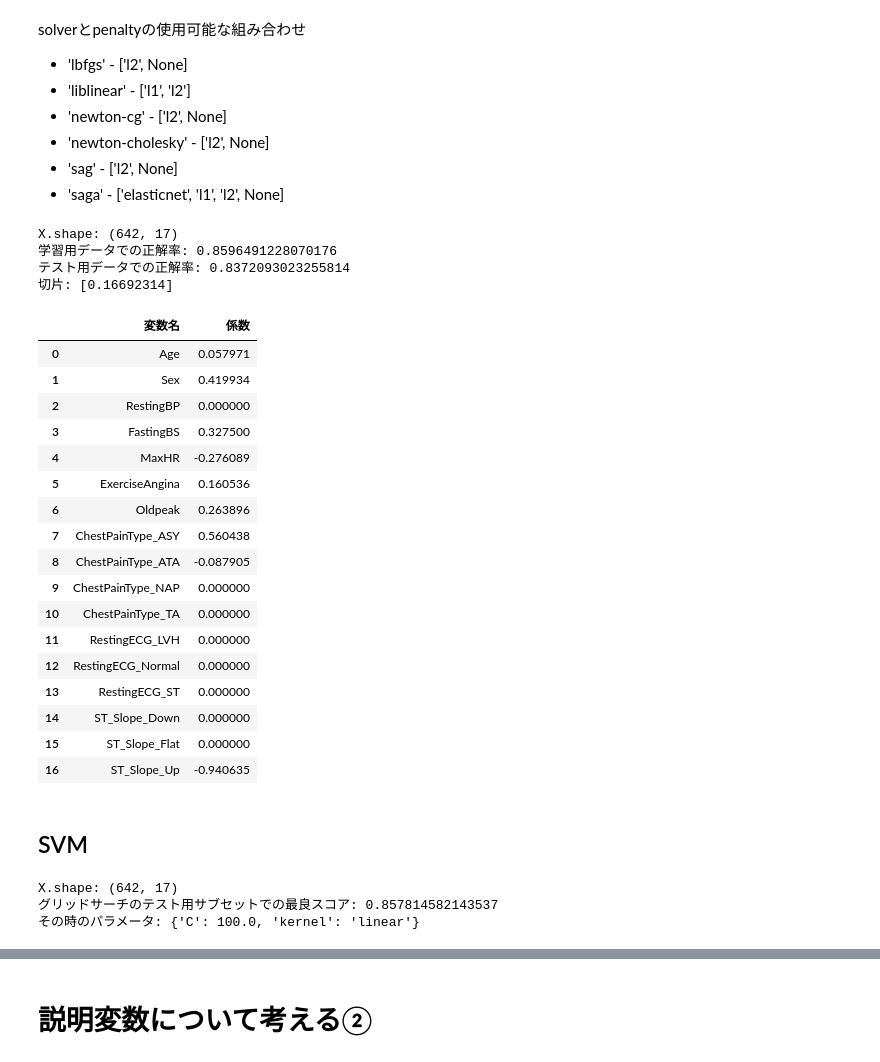
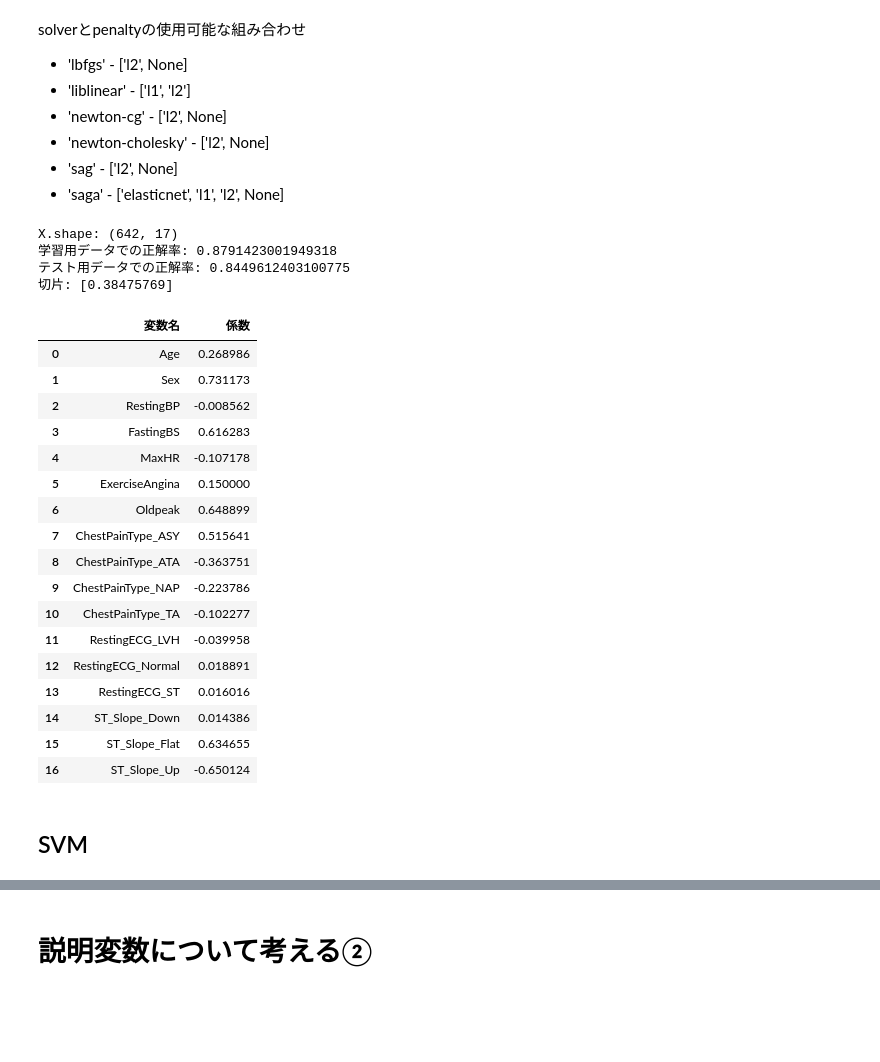
Before and after one commit to sushiizukatsu/problem2, a Jupyter notebook: problem2.ipynb, the cells around one changed output, grey strips where cells are left out. Drawn from its saved outputs; the diff is of its cells as text; code cells hidden in the pictures; blank space fills up the shorter version.

```diff
--- a/problem2.ipynb
+++ b/problem2.ipynb
@@ -79,15 +79,13 @@ from sklearn.tree import DecisionTreeClassifier
 
 np.set_printoptions(linewidth=200)
 pd.set_option('display.max_rows', 100)
+pd.set_option('display.max_columns', 100)
 # %% [markdown]
 # 前処理(冗長な列をdropする、説明変数をdropする、dropna()、train_test_split()
 # %%
 # 前処理関数
 def prepro(cols='df.columns', drop_Cholesterol=True, drop_na=True, drop_multico=False):
     df = df1.copy()
-
-    # 目的変数を決める
-    y = df['HeartDisease']
 
     # 説明変数を決める
     # Cholesterol列をdropするか否か(デフォルト: dropする)
@@ -104,15 +102,19 @@ def prepro(cols='df.columns', drop_Cholesterol=True, drop_na=True, drop_multico=
         df = df.drop(columns=['ChestPainType_TA', 'RestingECG_ST', 'ST_Slope_Down'])
         print('冗長な列をdropしました。')
 
+
+    # 目的変数を決める
+    y = df['HeartDisease']
+
     # 説明変数を選ぶ(デフォルト: 全て使う(Cholesterol列を使うか否かはdrop_Cholesterolの値に依存する))
     if cols == 'df.columns':
         cols = df.columns
     X = df[cols].drop(columns='HeartDisease')
-    cols_used = cols[1:]
+    cols_used = np.array(cols[1:])
     print('X.shape:', X.shape)
 
     # 学習用データとテスト用データに分ける
-    X_train, X_test, y_train, y_test = train_test_split(X.values, y.values, test_size=0.2, random_state=1)
+    X_train, X_test, y_train, y_test = train_test_split(X.values, y.values, test_size=0.2, stratify=y, random_state=1)
 
     # 標準化する
     sscaler = StandardScaler()
@@ -589,62 +584,38 @@ solverとpenaltyの使用可能な組み合わせ
 # %%
 # ロジスティック回帰
 cols_used, _, y_train, X_train_ss, _, y_test, X_test_ss = prepro()
 
-# logi = LogisticRegression(C=1, solver='lbfgs', penalty='l2')
-logi = LogisticRegression(C=0.08, solver='liblinear', penalty='l1')
+logi = LogisticRegression(C=1, solver='lbfgs', penalty='l2')
+# logi = LogisticRegression(C=0.08, solver='liblinear', penalty='l1')
 logi.fit(X_train_ss, y_train)
 
 print('学習用データでの正解率:', (logi.predict(X_train_ss) == y_train).mean())
 print('テスト用データでの正解率:', (logi.predict(X_test_ss) == y_test).mean())
 print('切片:', logi.intercept_)
 display(pd.DataFrame({'変数名': cols_used, '係数': logi.coef_[0]}))
 cols_lasso = cols_used[np.where(logi.coef_[0] != 0)]
 # %% [output]
 X.shape: (642, 17)
-学習用データでの正解率: 0.8596491228070176
-テスト用データでの正解率: 0.8372093023255814
-切片: [0.16692314]
+学習用データでの正解率: 0.8791423001949318
+テスト用データでの正解率: 0.8449612403100775
+切片: [0.38475769]
 |  | 変数名 | 係数 |
-| 0 | Age | 0.057971 |
-| 1 | Sex | 0.419934 |
-| 2 | RestingBP | 0.000000 |
-| 3 | FastingBS | 0.327500 |
-| 4 | MaxHR | -0.276089 |
-| 5 | ExerciseAngina | 0.160536 |
-| 6 | Oldpeak | 0.263896 |
-| 7 | ChestPainType_ASY | 0.560438 |
-| 8 | ChestPainType_ATA | -0.087905 |
-| 9 | ChestPainType_NAP | 0.000000 |
-| 10 | ChestPainType_TA | 0.000000 |
-| 11 | RestingECG_LVH | 0.000000 |
-| 12 | RestingECG_Normal | 0.000000 |
-| 13 | RestingECG_ST | 0.000000 |
-| 14 | ST_Slope_Down | 0.000000 |
-| 15 | ST_Slope_Flat | 0.000000 |
-| 16 | ST_Slope_Up | -0.940635 |
+| 0 | Age | 0.268986 |
+| 1 | Sex | 0.731173 |
+| 2 | RestingBP | -0.008562 |
+| 3 | FastingBS | 0.616283 |
+| 4 | MaxHR | -0.107178 |
+| 5 | ExerciseAngina | 0.150000 |
+| 6 | Oldpeak | 0.648899 |
+| 7 | ChestPainType_ASY | 0.515641 |
+| 8 | ChestPainType_ATA | -0.363751 |
+| 9 | ChestPainType_NAP | -0.223786 |
+| 10 | ChestPainType_TA | -0.102277 |
+| 11 | RestingECG_LVH | -0.039958 |
+| 12 | RestingECG_Normal | 0.018891 |
+| 13 | RestingECG_ST | 0.016016 |
+| 14 | ST_Slope_Down | 0.014386 |
+| 15 | ST_Slope_Flat | 0.634655 |
+| 16 | ST_Slope_Up | -0.650124 |
 # %% [markdown]
 ## SVM
-# %%
-col_used, _, y_train, X_train_ss, _, y_test, X_test_ss = prepro()
-
-svm = SVC(random_state=1)
-param_range = [0.0001, 0.001, 0.01, 0.1, 1.0, 10.0, 100.0, 1000.0]
-param_grid = [{'C': param_range,
-               'kernel': ['linear']},
-              {'C': param_range,
-               'gamma': param_range,
-               'kernel': ['rbf']}]
-
-# GridsearchCVクラスをインスタンス化: gsインスタンスを作成
-gs = GridSearchCV(estimator=svm,
-                  param_grid=param_grid, # ハイパーパラメータの候補を渡す
-                  scoring='accuracy', # 正解率で競わせる
-                  return_train_score=True,
-                  cv=5, # 5分割で交差検証する
-                  n_jobs=-1) # CPUをフルに使う
-gs = gs.fit(X_train, y_train)
-print('グリッドサーチのテスト用サブセットでの最良スコア:', gs.best_score_, '\nその時のパラメータ:', gs.best_params_)
-# %% [output]
-X.shape: (642, 17)
-グリッドサーチのテスト用サブセットでの最良スコア: 0.857814582143537
-その時のパラメータ: {'C': 100.0, 'kernel': 'linear'}
```
Also changed, not shown: parts of 28 cells of this notebook.
